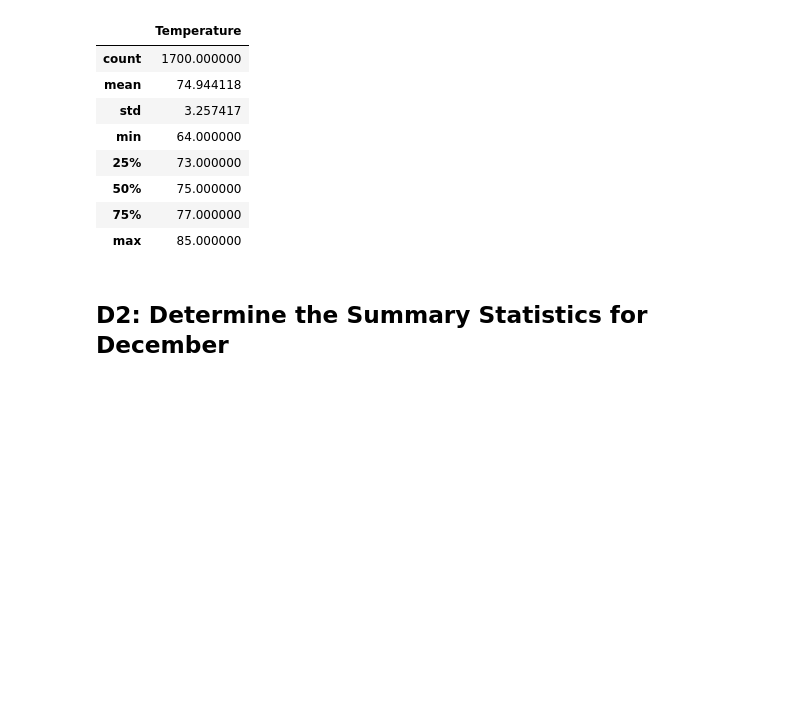
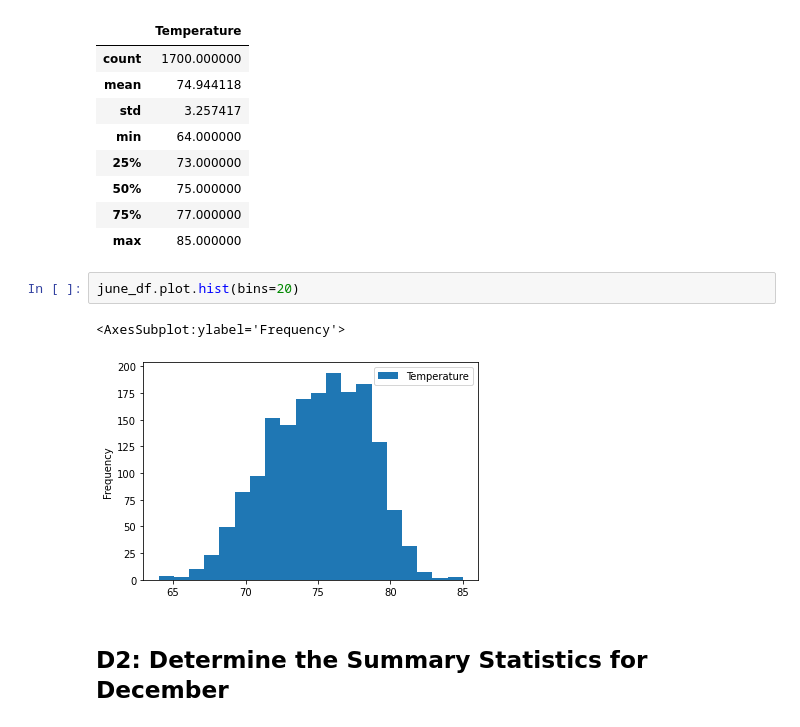
Before and after one commit to Tyler-Foreman/Surfs_Up, a Jupyter notebook: SurfsUp_Challenge.ipynb, the cells around one changed output. Saved outputs shown, nothing was run; the diff lists cells and outputs as text; blank space fills up the shorter version.

```diff
--- a/SurfsUp_Challenge.ipynb
+++ b/SurfsUp_Challenge.ipynb
@@ -75,6 +75,11 @@ june_df.describe()
 | 50% | 75.000000 |
 | 75% | 77.000000 |
 | max | 85.000000 |
+# %%
+june_df.plot.hist(bins=20)
+# %% [output]
+<AxesSubplot:ylabel='Frequency'>
+[figure, added]
 # %% [markdown]
 ## D2: Determine the Summary Statistics for December
 # %%
```
Also changed, not shown: parts of 1 cell of this notebook, 3 other files.
